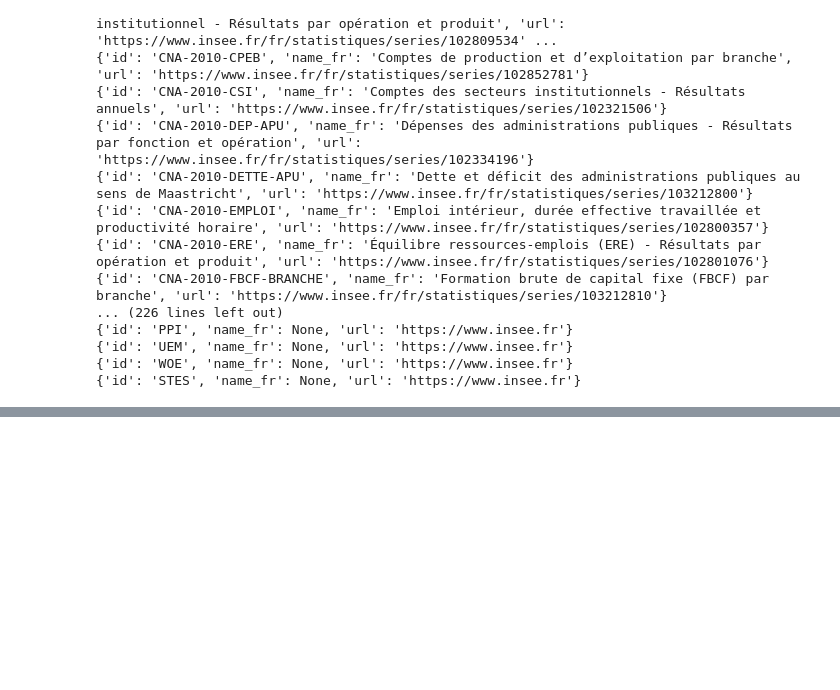
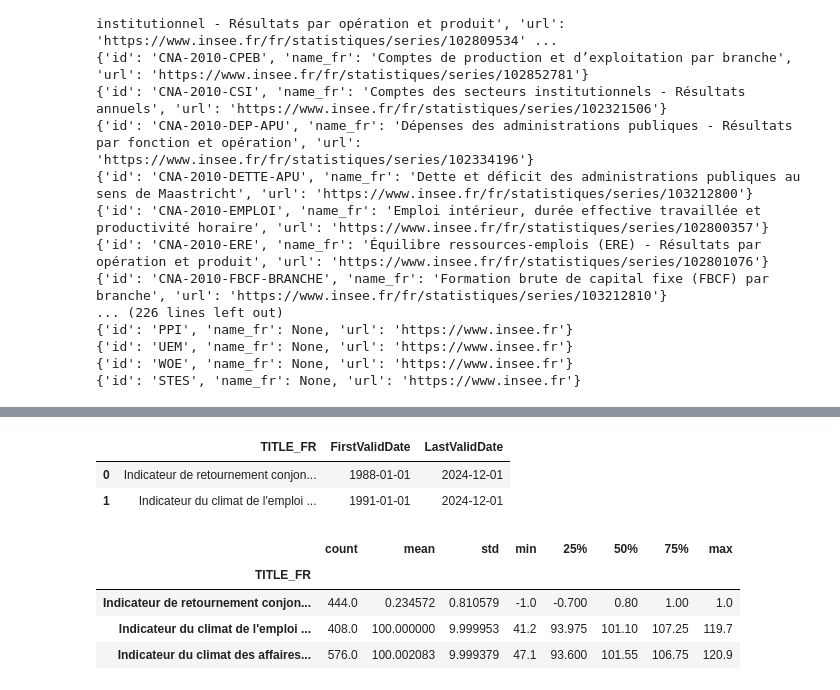
Before and after one commit to xwkya/oracle, a Jupyter notebook: tests.ipynb, the cells around one changed output, grey strips where cells are left out. Drawn from its saved outputs; the diff is of its cells as text; code cells hidden in the pictures; blank space fills up the shorter version.

```diff
--- a/tests.ipynb
+++ b/tests.ipynb
@@ -308,0 +374,15 @@ def transform_insee_df(df):
+# %%
+df_valid_obs[df_valid_obs["FirstValidDate"] > "1987-01-01"]
+# %% [output]
+|  | TITLE_FR | FirstValidDate | LastValidDate |
+| 0 | Indicateur de retournement conjon... | 1988-01-01 | 2024-12-01 |
+| 1 | Indicateur du climat de l'emploi ... | 1991-01-01 | 2024-12-01 |
+# %%
+# Summaries for numeric columns
+df_pivot.describe().T
+# %% [output]
+|  | count | mean | std | min | 25% | 50% | 75% | max |
+| TITLE_FR |  |  |  |  |  |  |  |  |
+| Indicateur de retournement conjon... | 444.0 | 0.234572 | 0.810579 | -1.0 | -0.700 | 0.80 | 1.00 | 1.0 |
+| Indicateur du climat de l'emploi ... | 408.0 | 100.000000 | 9.999953 | 41.2 | 93.975 | 101.10 | 107.25 | 119.7 |
+| Indicateur du climat des affaires... | 576.0 | 100.002083 | 9.999379 | 47.1 | 93.600 | 101.55 | 106.75 | 120.9 |
```
Also changed, not shown: parts of 23 cells of this notebook.
